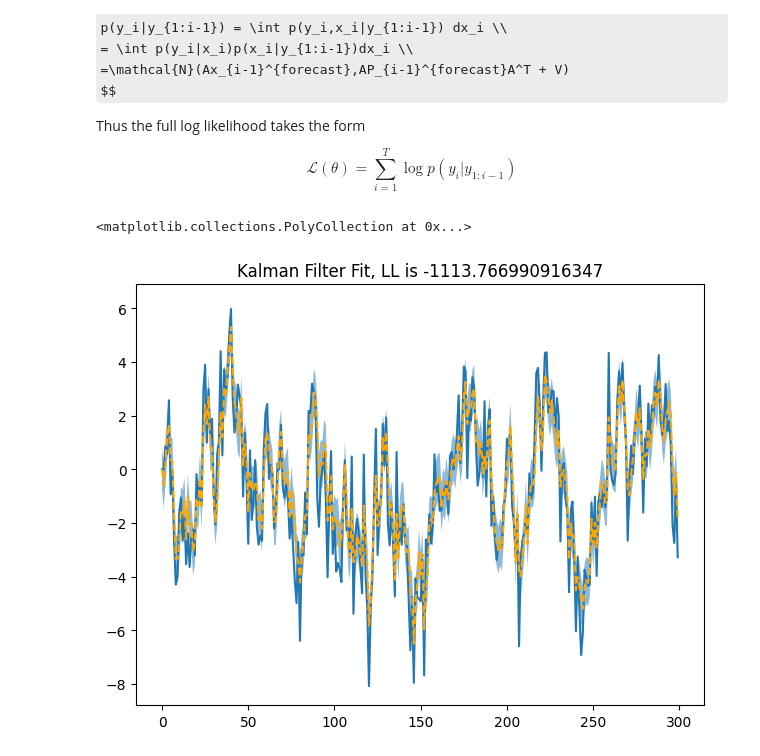
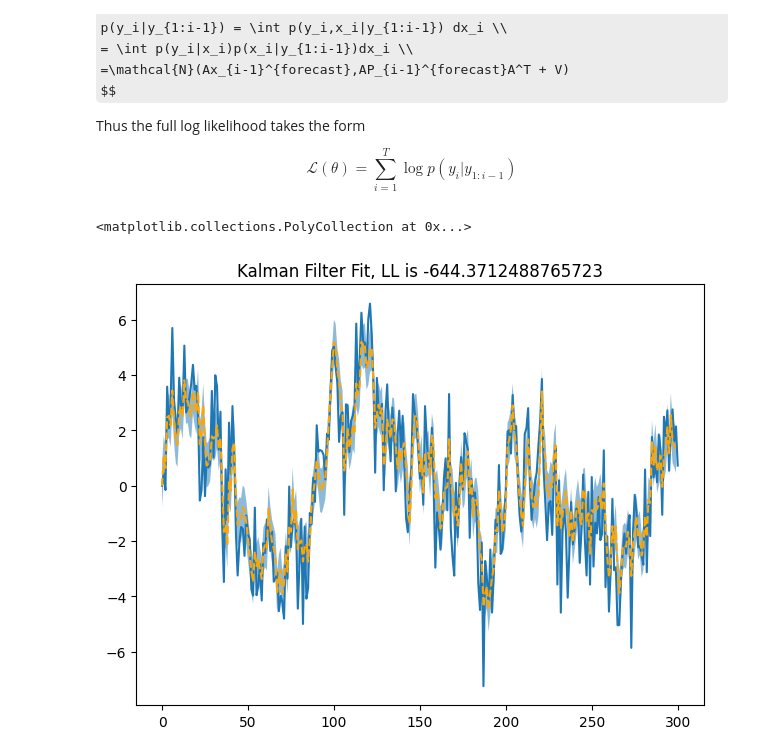
Before and after one commit to Averydx/PMCMC, a Jupyter notebook: pf_variance.ipynb, the cells around one changed output. Cells and saved outputs as stored; diff of their text form; code cells hidden in the pictures; some formulas as TeX source.

```diff
--- a/pf_variance.ipynb
+++ b/pf_variance.ipynb
@@ -11,23 +14,25 @@ from models import AR_model,AR_PMCMC_model
 from scipy.stats import norm,uniform,gamma
 # %%
-rng = np.random.default_rng(0)
+rng = np.random.Generator(np.random.MT19937(0))
 
-'''Model'''
+# '''Model'''
 
-model_params = {'rho':0.9,'sigma_x':1.,'sigma_y':1.2}
+model_params = {'rho':0.9,'sigma_x':0.8,'sigma_y':1.2}
 
 T = 300
 
-X = np.zeros((T,))
-X[0] = 0.
+# X = np.zeros((T,))
+# X[0] = 0.
 
-Y = np.zeros((T,))
-Y[0] = 0.
+# Y = np.zeros((T,))
+# Y[0] = 0.
 
+Y = pd.read_csv('AR_Test_Observation.csv',header = None, index_col=False).to_numpy().squeeze()
+X = pd.read_csv('AR_Test_States.csv',header = None, index_col=False).to_numpy().squeeze()
 
-for t in range(1,T):
-    X[t] = model_params['rho'] * X[t-1] + rng.normal(0,model_params['sigma_x'])
-    Y[t] = X[t] + rng.normal(0,model_params['sigma_y'])
+# for t in range(1,T):
+#     X[t] = model_params['rho'] * X[t-1] + rng.normal(0,model_params['sigma_x'])
+#     Y[t] = X[t] + rng.normal(0,model_params['sigma_y'])
 # %%
 plt.title("Observation Y")
 plt.ylabel('Location')
@@ -147,36 +152,36 @@ $$
 posterior_mean = np.zeros(T)
 posterior_cov = np.zeros(T)
 
 posterior_mean[0] = 0
 posterior_cov[0] = 1
 
 LL = np.zeros(T)
 
-for time_index in range(len(Y)):
+for time_index in range(T):
 
     '''Forecast'''
     if(time_index > 0):
         posterior_mean[time_index] = model_params['rho'] * posterior_mean[time_index-1] + rng.normal(0,model_params['sigma_x'])
         posterior_cov[time_index] = model_params['rho'] * posterior_cov[time_index-1] * model_params['rho'] + model_params['sigma_x']**2
 
     '''Likelihood'''
-    LL[time_index] = norm.logpdf(x = Y[i], loc = posterior_mean[time_index],scale = np.sqrt(posterior_cov[time_index] + model_params['sigma_y']**2))
+    LL[time_index] = norm.logpdf(x = Y[time_index], loc = posterior_mean[time_index],scale = np.sqrt(posterior_cov[time_index] + model_params['sigma_y']**2))
 
     '''Update'''
     K = posterior_cov[time_index] / (posterior_cov[time_index] + model_params['sigma_y']**2)
 
     posterior_mean[time_index] = posterior_mean[time_index] + K * (Y[time_index] - posterior_mean[time_index])
     posterior_cov[time_index] = (1 - K) * posterior_cov[time_index]
 
 fig, ax = plt.subplots(1, sharex=True)
 fig.tight_layout()
 ax.set_title(f'Kalman Filter Fit, LL is {np.sum(LL)}')
 ax.plot(Y)
 ax.plot(posterior_mean,'--',color = 'orange',zorder = 12)
 ax.fill_between(np.arange(0,T), posterior_mean - np.sqrt(posterior_cov),posterior_mean + np.sqrt(posterior_cov),alpha = 0.5)
 # %% [output]
 <matplotlib.collections.PolyCollection at 0x...>
-[figure, old version]
+[figure, new version]
 # %%
 '''Running PMMH to estimate the model parameters'''
 
```
Also changed, not shown: parts of 7 cells of this notebook, 8 other files.
